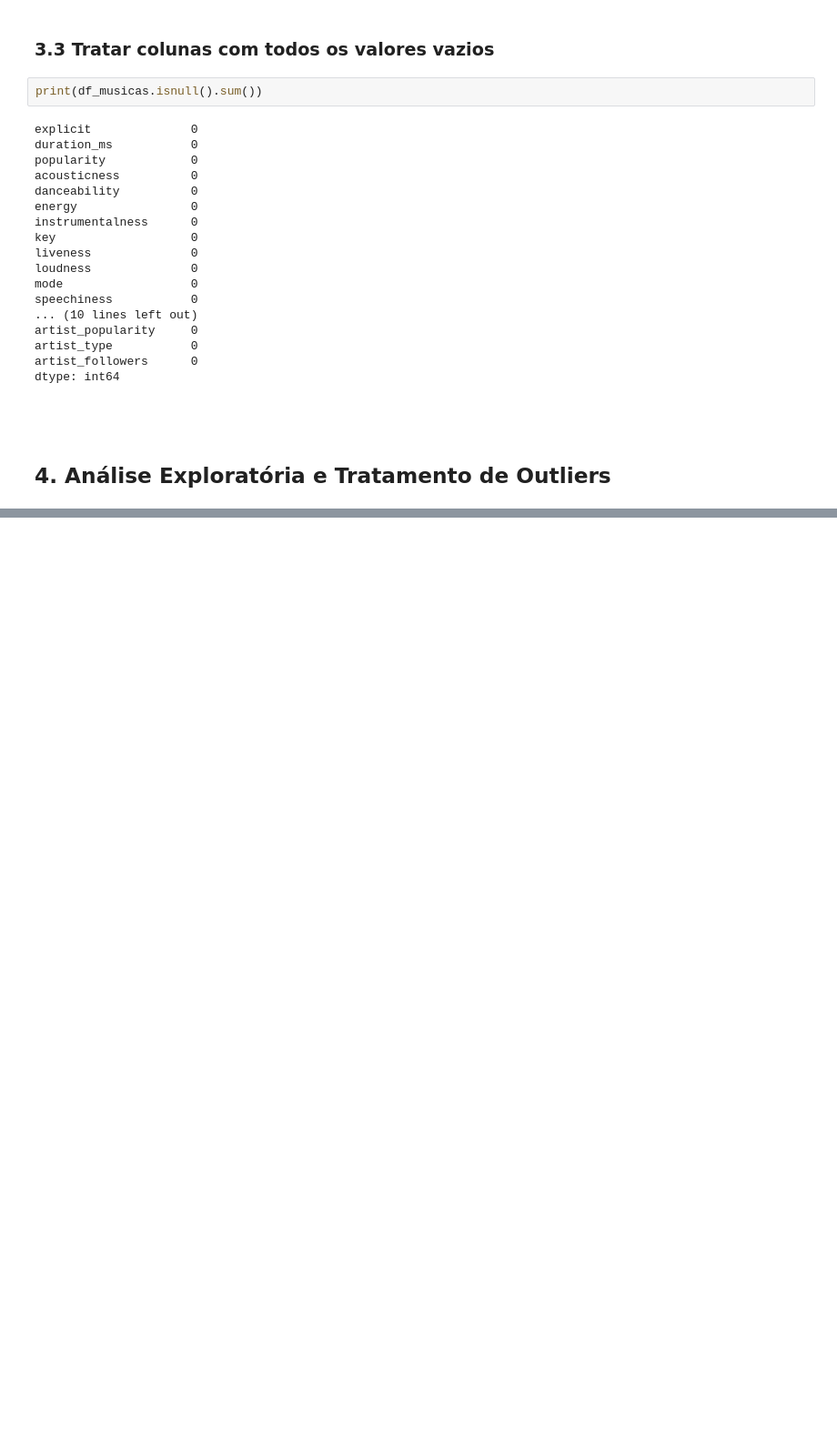
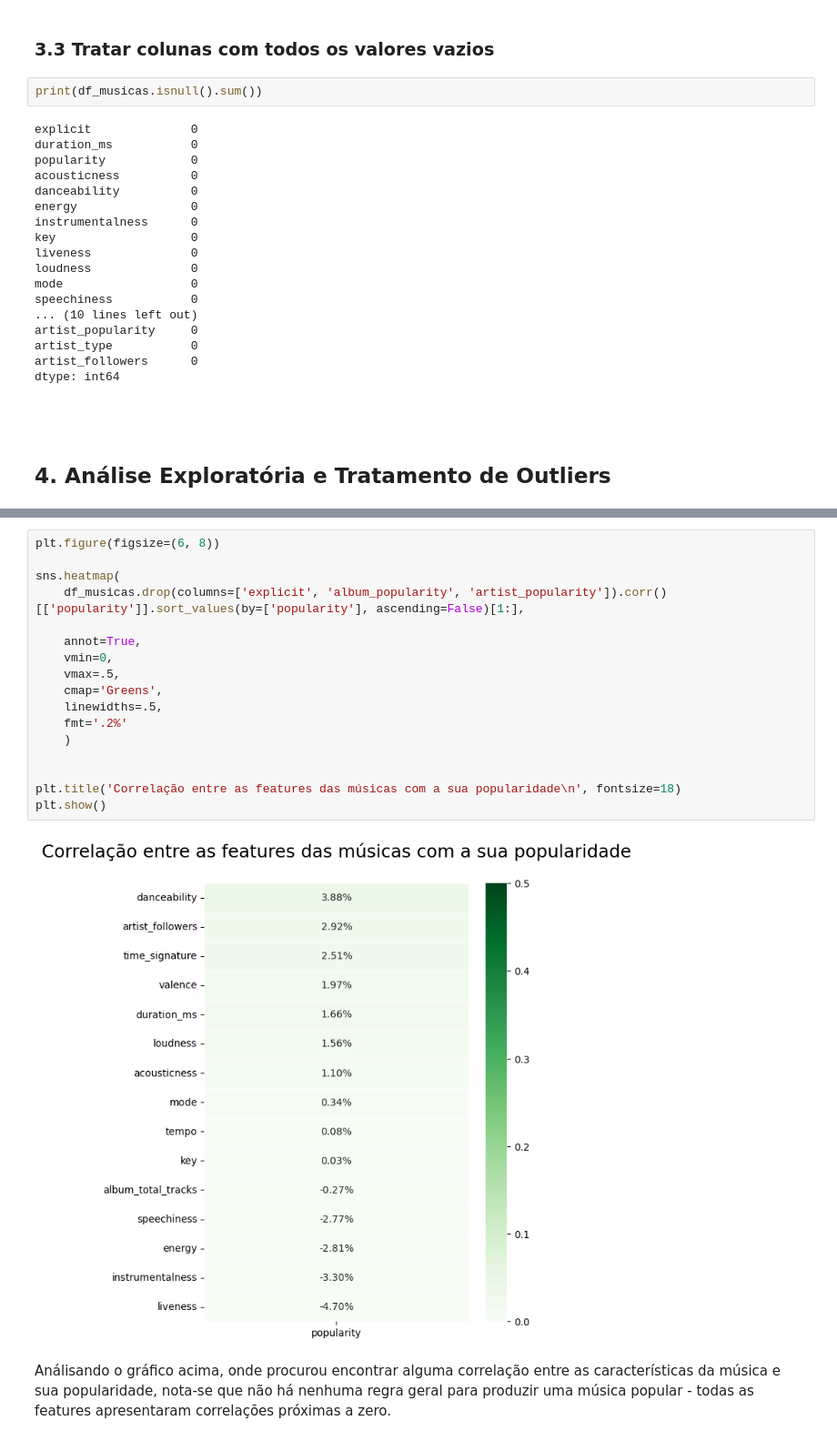
Before and after one commit to Ciencia-de-Dados-IMT-2023/Projeto-Spotify-2023.1, a Jupyter notebook: notebooks/02_EDA.ipynb, the cells around one changed output, grey strips where cells are left out. Shown at 91% size. Cells and saved outputs as stored; diff of their text form; blank space fills up the shorter version.

```diff
--- a/notebooks/02_EDA.ipynb
+++ b/notebooks/02_EDA.ipynb
@@ -146,0 +183,21 @@ dtype: int64
+# %%
+plt.figure(figsize=(6, 8))
+
+sns.heatmap(
+    df_musicas.drop(columns=['explicit', 'album_popularity', 'artist_popularity']).corr()[['popularity']].sort_values(by=['popularity'], ascending=False)[1:],
+
+    annot=True,
+    vmin=0,
+    vmax=.5,
+    cmap='Greens',
+    linewidths=.5,
+    fmt='.2%'
+    )
+
+
+plt.title('Correlação entre as features das músicas com a sua popularidade\n', fontsize=18)
+plt.show()
+# %% [output]
+[figure, added]
+# %% [markdown]
+Análisando o gráfico acima, onde procurou encontrar alguma correlação entre as características da música e sua popularidade, nota-se que não há nenhuma regra geral para produzir uma música popular - todas as features apresentaram correlações próximas a zero.
```
Also changed, not shown: parts of 5 cells of this notebook.
